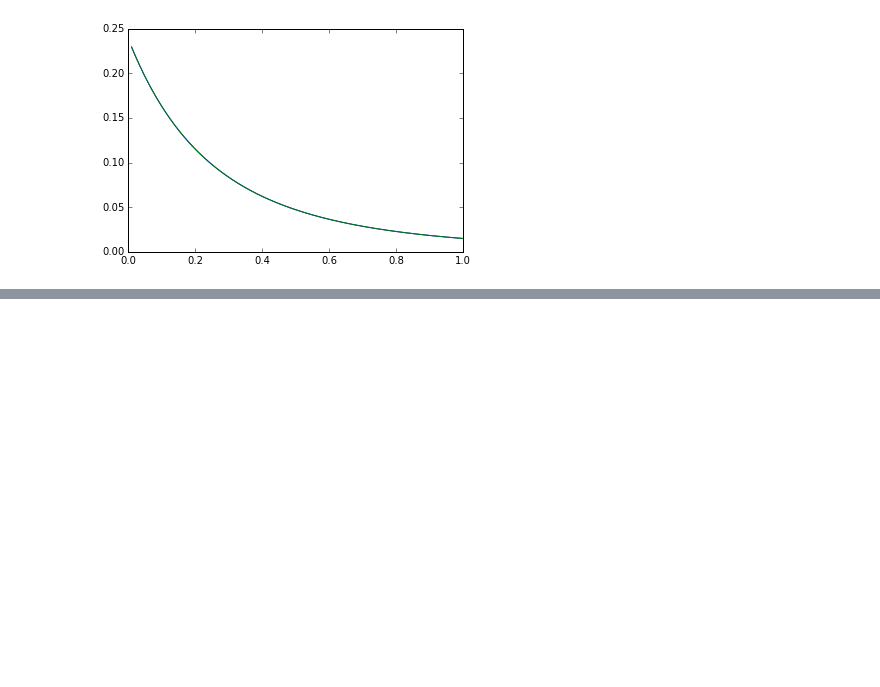
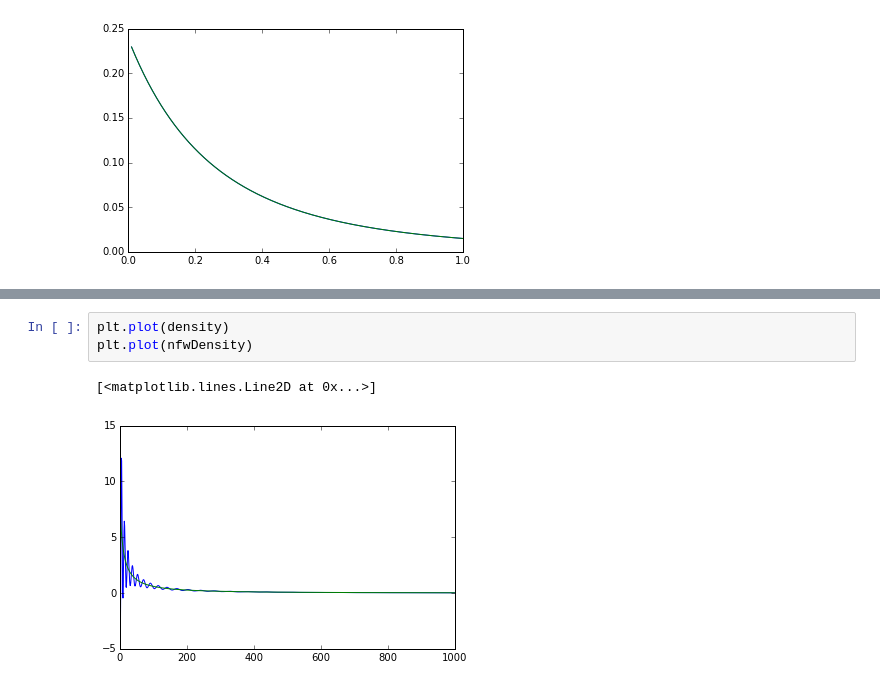
Before and after one commit to SeaifanAladdin/galpy-notebook, a Jupyter notebook: galpy/SCFPotential.ipynb, the cells around one changed output, grey strips where cells are left out. Saved outputs shown, nothing was run; the diff lists cells and outputs as text; blank space fills up the shorter version.

```diff
--- a/galpy/SCFPotential.ipynb
+++ b/galpy/SCFPotential.ipynb
@@ -65,0 +131,6 @@ plt.plot(R, densityAnalytic)
+# %%
+plt.plot(density)
+plt.plot(nfwDensity)
+# %% [output]
+[<matplotlib.lines.Line2D at 0x...>]
+[figure, added]
```
Also changed, not shown: parts of 24 cells of this notebook.
